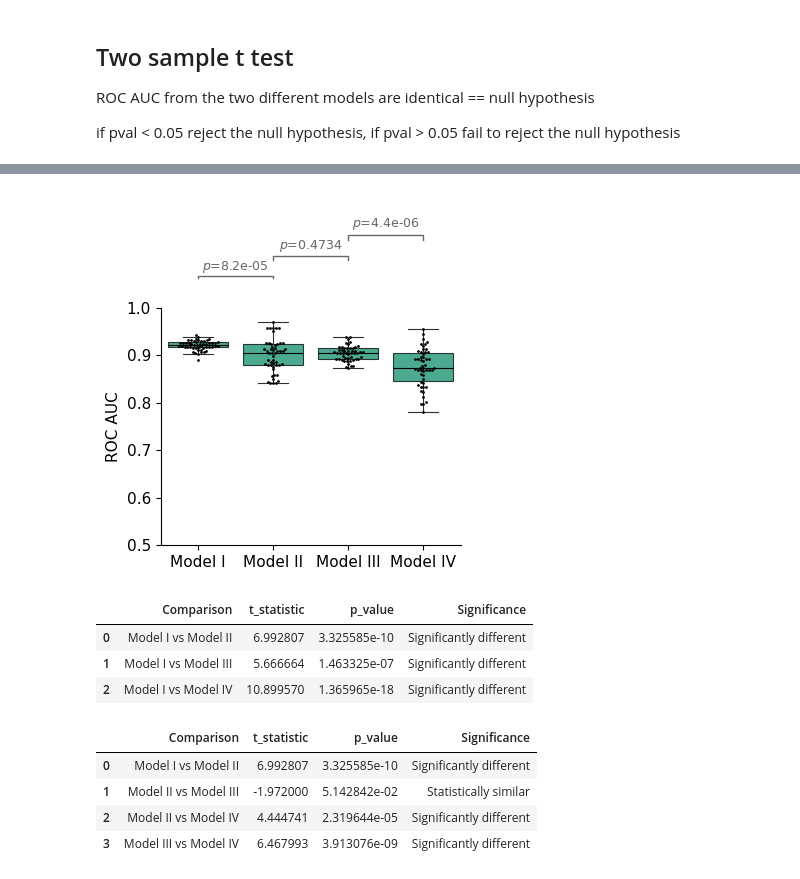
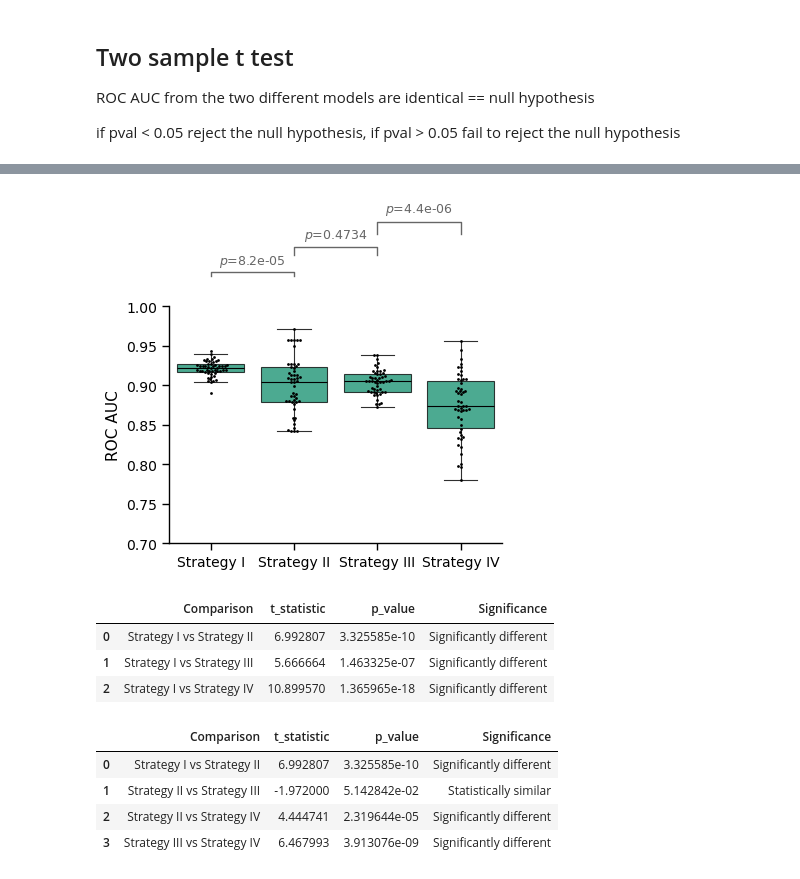
Before and after one commit to cancergenetics/context_specific_paralog_SL, a Jupyter notebook: notebooks/06_visualization/fig4_cross_validation_visuals.ipynb, the cells around one changed output, grey strips where cells are left out. Drawn from its saved outputs; the diff is of its cells as text; code cells hidden in the pictures.

```diff
--- a/notebooks/06_visualization/fig4_cross_validation_visuals.ipynb
+++ b/notebooks/06_visualization/fig4_cross_validation_visuals.ipynb
@@ -399,6 +340,6 @@ display(t_tests_df_v2)
 # %%
 # Define the function for drawing significance lines on a separate axis
-def draw_signif_line(ax, x0, x1, y, pval, hd=10):
+def draw_signif_line(ax, x0, x1, y, pval, hd=5):
     h = y / hd
     if pval < 0.0001:
         text = '$p$=%.1e' % pval
@@ -449,64 +387,62 @@ plt.savefig(boxplot_path, bbox_inches='tight', dpi=350)
 # %%
 # Set up the figure with two subplots
-fig, ax = plt.subplots(2, 1, figsize=(3.85, 4), gridspec_kw={'height_ratios': [1.5, 3.5]}, sharex=True)
+fig, ax = plt.subplots(2, 1, figsize=(4.25, 4), gridspec_kw={'height_ratios': [1.5, 3.5]}, sharex=True)
 
 # Draw significance lines on the top subplot
-draw_signif_line(ax[0], 0, 1, 0.085, t_tests_df_v2.loc[0, 'p_value'])  # Between model 2 and model 1
+draw_signif_line(ax[0], 0, 1, 0.082, t_tests_df_v2.loc[0, 'p_value'])  # Between model 2 and model 1
 draw_signif_line(ax[0], 1, 2, 0.15, t_tests_df_v2.loc[1, 'p_value'])  # Between model 3 and model 2
 draw_signif_line(ax[0], 2, 3, 0.22, t_tests_df_v2.loc[2, 'p_value'])  # Between model 4 and model 3
 #draw_signif_line(ax[0], 2, 3, 0.32, t_tests_df_v2.loc[3, 'p_value'])  # Between model 4 and model 2
 
 # Customize the top subplot for significance lines
 ax[0].axis('off')
 ax[0].set_ylim([0, 0.4])  # Adjust based on space needed for significance lines
 
 # Main bar plot in the bottom subplot
 #color_dict = {'First': '#D55E00', 'Others': '#009E73'}
 #sns.barplot(data=roc_auc_df, x='Model', y='ROC AUC', hue='label', errorbar="sd", dodge=False, ax=ax[1], palette=color_dict)
-sns.boxplot(x='Model', y='ROC AUC', data=roc_auc_df, ax=ax[1], linewidth=0.8, saturation=0.8,
+sns.boxplot(x='Strategy', y='ROC AUC', data=roc_auc_df, ax=ax[1], linewidth=0.8, saturation=0.8,
             showfliers=False, showmeans=False, color='#009E73',
             medianprops={'color':'black', 'linewidth':0.8},
             boxprops={'edgecolor':'black', 'alpha':0.75},)
-sns.swarmplot(data=roc_auc_df, x='Model', y='ROC AUC', color='black', size=2, dodge=True, ax=ax[1])#, alpha=0.7)
-
+sns.swarmplot(data=roc_auc_df, x='Strategy', y='ROC AUC', color='black', size=2, dodge=True, ax=ax[1])#, alpha=0.7)
 # Customize the main plot appearance
 ax[1].spines.top.set(visible=False)
 ax[1].spines.right.set(visible=False)
-ax[1].tick_params(axis='both', which='major', labelsize=11)
+ax[1].tick_params(axis='both', which='major', labelsize=10)
 ax[1].set_xlabel('')
 ax[1].set_ylabel('ROC AUC', fontsize=11)
-ax[1].set_ylim([0.5, 1])
+ax[1].set_ylim([0.7, 1])
 #ax[1].legend().remove()
 
 plt.tight_layout(h_pad=0)  # Reduce vertical space between subplots
 
-boxplot_path = get_data_path(['figures', 'supp_figures'], 'boxplot_roc_aucs_v2.png')
-plt.savefig(boxplot_path, bbox_inches='tight', dpi=350)
+boxplot_path = get_data_path(['figures', 'supp_figures'], 'boxplot_contextualized_model_roc_aucs_v3.png')
+plt.savefig(boxplot_path, bbox_inches='tight', dpi=600)
 
-#plt.show()
+plt.show()
 # %% [output]
-[figure, old version]
+[figure, new version]
 # %%
 pr_auc_values = {
-    'Model I': model_I_early_repeated['aps'],
-    'Model II': model_II_early_repeated['aps'],
-    'Model III': model_III_early_repeated['aps'],
-    'Model IV': model_IV_early['aps']
+    'Strategy I': model_I_early_repeated['aps'],
+    'Strategy II': model_II_early_repeated['aps'],
+    'Strategy III': model_III_early_repeated['aps'],
+    'Strategy IV': model_IV_early['aps']
 }
 
-pr_auc_df = pd.DataFrame(pr_auc_values).melt(var_name='Model', value_name='PR AUC')
-pr_auc_df['label'] = pr_auc_df['Model'].apply(lambda x: 'First' if x == 'Model I' else 'Others')
-
-# Performing t-tests between Model I and other models
+pr_auc_df = pd.DataFrame(pr_auc_values).melt(var_name='Strategy', value_name='PR AUC')
+pr_auc_df['label'] = pr_auc_df['Strategy'].apply(lambda x: 'First' if x == 'Strategy I' else 'Others')
+# Performing t-tests between Strategy I and other strategies
 t_tests_results_pr = {
     'Comparison': [],
     't_statistic': [],
     'p_value': []
 }
 
-for model in ['Model II', 'Model III', 'Model IV']:
-    t_stat_pr, p_value_pr = stats.ttest_ind(pr_auc_values['Model I'], pr_auc_values[model])
-    t_tests_results_pr['Comparison'].append(f'Model I vs {model}')
+for strategy in ['Strategy II', 'Strategy III', 'Strategy IV']:
+    t_stat_pr, p_value_pr = stats.ttest_ind(pr_auc_values['Strategy I'], pr_auc_values[strategy])
+    t_tests_results_pr['Comparison'].append(f'Strategy I vs {strategy}')
     t_tests_results_pr['t_statistic'].append(t_stat_pr)
     t_tests_results_pr['p_value'].append(p_value_pr)
 
@@ -518,7 +454,7 @@ t_tests_df_pr['Significance'] = t_tests_df_pr['p_value'].apply(lambda p: 'Signif
 # Display the results
 display(t_tests_df_pr)
 
-# Performing t-tests between Model 1 and other models
+# Performing t-tests between Model I and other models
 t_tests_results_pr_v2 = {
     'Comparison': [],
     't_statistic': [],
@@ -526,7 +462,8 @@ t_tests_results_pr_v2 = {
 }
 
 # Define pairs of models for pairwise comparisons
-model_pairs = [('Model I', 'Model II'), ('Model II', 'Model III'), ('Model II', 'Model IV'), ('Model III', 'Model IV')]
+model_pairs = [('Strategy I', 'Strategy II'), ('Strategy II', 'Strategy III'),
+               ('Strategy II', 'Strategy IV'), ('Strategy III', 'Strategy IV')]
 
 # Perform t-tests for each pair
 for model_a, model_b in model_pairs:
@@ -545,14 +482,14 @@ t_tests_df_pr_v2['Significance'] = t_tests_df_pr_v2['p_value'].apply(lambda p: '
 display(t_tests_df_pr_v2)
 # %% [output]
 |  | Comparison | t_statistic | p_value | Significance |
-| 0 | Model I vs Model II | 6.992807 | 3.325585e-10 | Significantly different |
-| 1 | Model I vs Model III | 5.666664 | 1.463325e-07 | Significantly different |
-| 2 | Model I vs Model IV | 10.899570 | 1.365965e-18 | Significantly different |
+| 0 | Strategy I vs Strategy II | 6.992807 | 3.325585e-10 | Significantly different |
+| 1 | Strategy I vs Strategy III | 5.666664 | 1.463325e-07 | Significantly different |
+| 2 | Strategy I vs Strategy IV | 10.899570 | 1.365965e-18 | Significantly different |
 |  | Comparison | t_statistic | p_value | Significance |
-| 0 | Model I vs Model II | 6.992807 | 3.325585e-10 | Significantly different |
-| 1 | Model II vs Model III | -1.972000 | 5.142842e-02 | Statistically similar |
-| 2 | Model II vs Model IV | 4.444741 | 2.319644e-05 | Significantly different |
-| 3 | Model III vs Model IV | 6.467993 | 3.913076e-09 | Significantly different |
+| 0 | Strategy I vs Strategy II | 6.992807 | 3.325585e-10 | Significantly different |
+| 1 | Strategy II vs Strategy III | -1.972000 | 5.142842e-02 | Statistically similar |
+| 2 | Strategy II vs Strategy IV | 4.444741 | 2.319644e-05 | Significantly different |
+| 3 | Strategy III vs Strategy IV | 6.467993 | 3.913076e-09 | Significantly different |
 # %%
 def draw_signif_line(ax, x0, x1, y, pval, hd=20):
     h = y / hd
```
Also changed, not shown: parts of 19 cells of this notebook, 14 other files.
